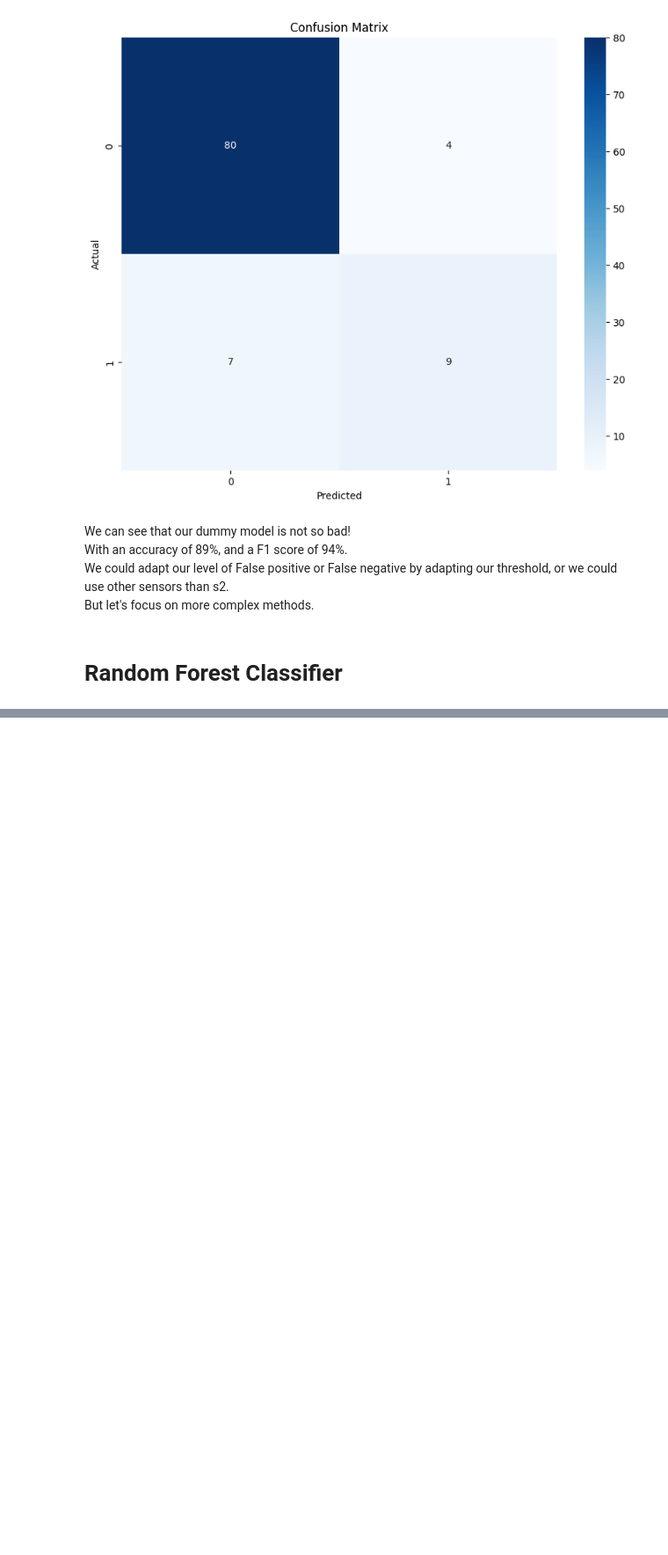
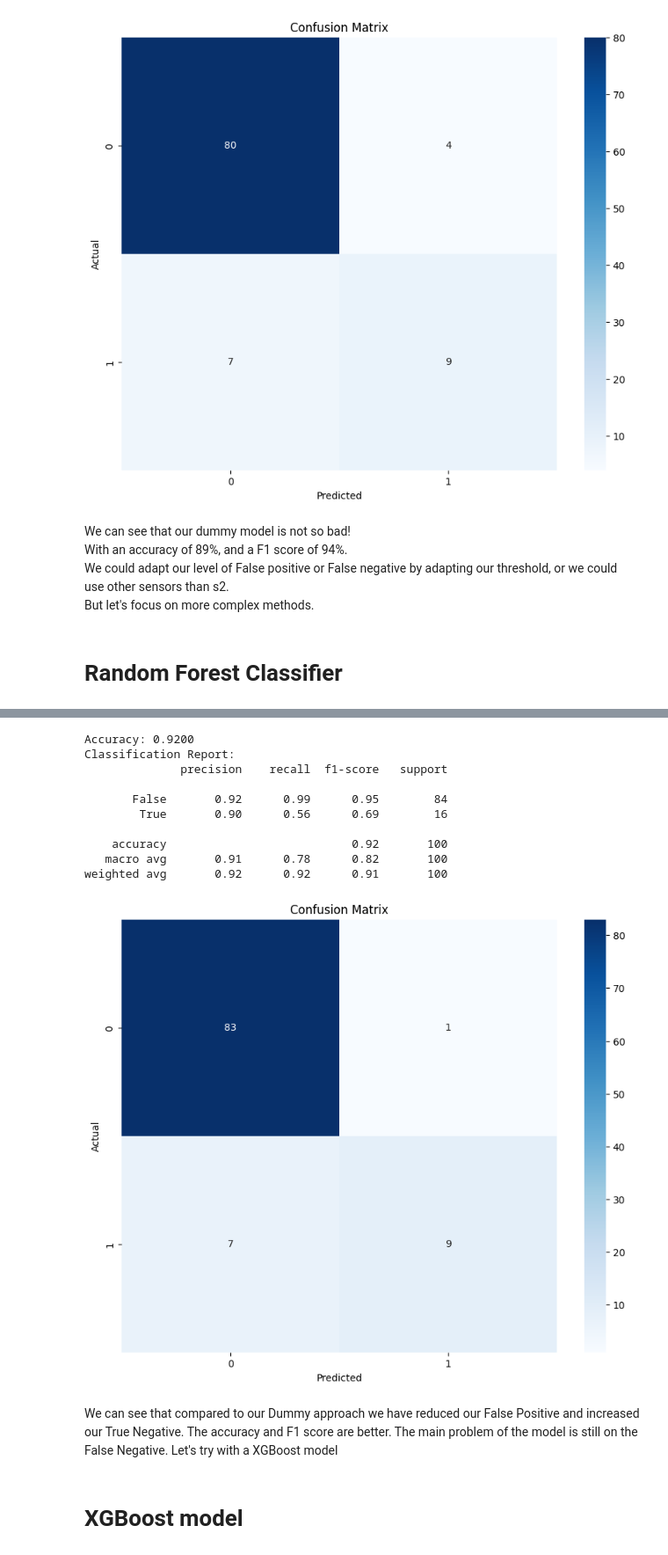
Before and after one commit to NRdrgz/PredictiveMaintenance, a Jupyter notebook: PredictiveMaintenanceAircraft.ipynb, the cells around one changed output, grey strips where cells are left out. Shown at 88% size. Cells and saved outputs as stored; diff of their text form; code cells hidden in the pictures; blank space fills up the shorter version.

Commit message:
Clean random forest

```diff
--- a/PredictiveMaintenanceAircraft.ipynb
+++ b/PredictiveMaintenanceAircraft.ipynb
@@ -390,40 +403,30 @@ But let's focus on more complex methods.
 # %% [markdown]
 # Random Forest Classifier
 # %%
-from sklearn.model_selection import train_test_split
-from sklearn.preprocessing import StandardScaler
-from sklearn.ensemble import RandomForestClassifier
-from sklearn.metrics import classification_report, confusion_matrix
-
 df_train_rf = df_train.copy(deep=True)
 
 # Identify the failure cycle for each engine
 failure_cycles = df_train_rf.groupby('id')['cycle'].max()
 
 # Create the target variable
+# We define a cycle as failure when it is less than 20 cycles away from the last cycle
+# So that we can train our algorithm to predict if we are less than 20 cycles away from breakdown
 df_train_rf['failure'] = df_train_rf.apply(lambda x: 1 if x['cycle'] >= failure_cycles[x['id']] - 20 else 0, axis=1)
 
 # Select features
+# We select every setting and sensor
 features = ['setting1', 'setting2', 'setting3'] + [f's{i}' for i in range(1, 22)]
 
 # Split the data
+# For our case we already have a testing dataset so we'll take all of the training
 X = df_train_rf[features]
 y = df_train_rf['failure']
-X_train, X_test, y_train, y_test = train_test_split(X, y, test_size=0.2, random_state=42)
 
 # Scale the features
 scaler = StandardScaler()
-X_train_scaled = scaler.fit_transform(X_train)
-X_test_scaled = scaler.transform(X_test)
+X_train_scaled = scaler.fit_transform(X)
 
 # Train the model
 model = RandomForestClassifier(n_estimators=100, random_state=42)
-model.fit(X_train_scaled, y_train)
-
-# Make predictions
-y_pred = model.predict(X_test_scaled)
-
-# Evaluate the model
-print(confusion_matrix(y_test, y_pred))
-print(classification_report(y_test, y_pred))
+model.fit(X_train_scaled, y)
 # %% [output]
@@ -439,0 +434,20 @@ weighted avg       0.97      0.98      0.98      4127
+# %%
+# Now that we have a model, let's apply it to our testing dataset
+# We'll apply the same transformations
+# We should only take the last cycle of each id, and predict if there will be breakdown in the next 20 cycles
+
+df_test_rf = df_test.copy(deep=True)
+last_cycles = df_test_rf.groupby('id')['cycle'].max()
+#We just take the last cycle
+df_test_rf['last_cycle'] = df_test_rf.apply(lambda x: 1 if x['cycle'] == last_cycles[x['id']] else 0, axis=1)
+df_test_rf = df_test_rf[df_test_rf['last_cycle']==1]
+
+X_test = df_test_rf[features]
+X_test_scaled = scaler.fit_transform(X_test)
+
+y_pred = model.predict(X_test_scaled)
+# %%
+df_truth_rf_evaluate = df_truth.copy(deep=True)
+df_truth_rf_evaluate['will_breakdown_in_next_20_cycles_truth'] = df_truth_rf_evaluate['remaining_cycle'] <= 20
+df_truth_rf_evaluate['will_breakdown_in_next_20_cycles_pred'] = y_pred
+print(df_truth_rf_evaluate)
@@ -439,0 +469,19 @@ weighted avg       0.97      0.98      0.98      4127
+# %%
+evaluate_pred(df_truth_rf_evaluate['will_breakdown_in_next_20_cycles_pred'], df_truth_rf_evaluate['will_breakdown_in_next_20_cycles_truth'])
+# %% [output]
+Accuracy: 0.9200
+Classification Report:
+              precision    recall  f1-score   support
+
+       False       0.92      0.99      0.95        84
+        True       0.90      0.56      0.69        16
+
+    accuracy                           0.92       100
+   macro avg       0.91      0.78      0.82       100
+weighted avg       0.92      0.92      0.91       100
+[figure, added]
+# %% [markdown]
+We can see that compared to our Dummy approach we have reduced our False Positive and increased our True Negative. The accuracy and F1 score are better. The main problem of the model is still on the False Negative.
+Let's try with a XGBoost model
+# %% [markdown]
+# XGBoost model
```
Also changed, not shown: parts of 12 cells of this notebook.
